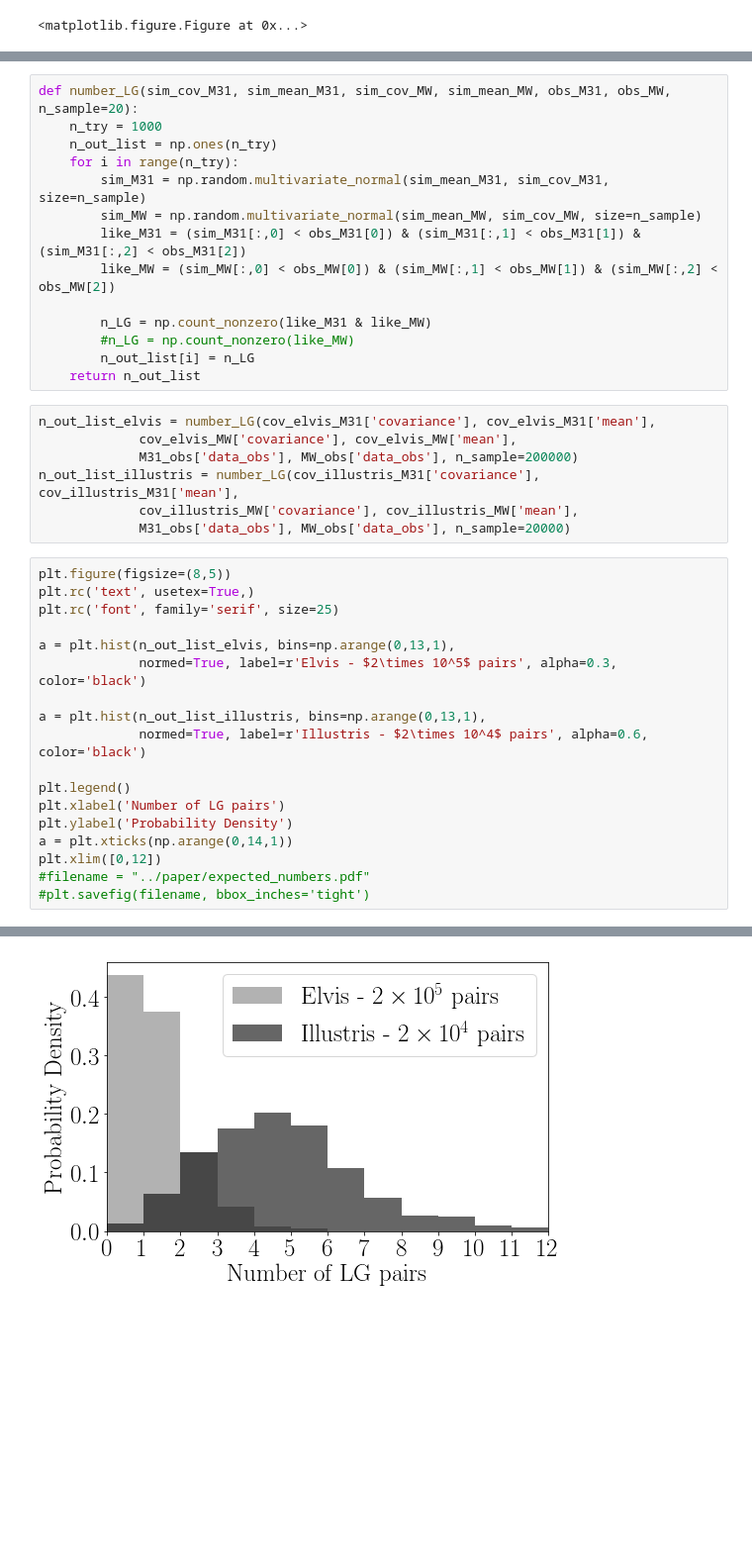
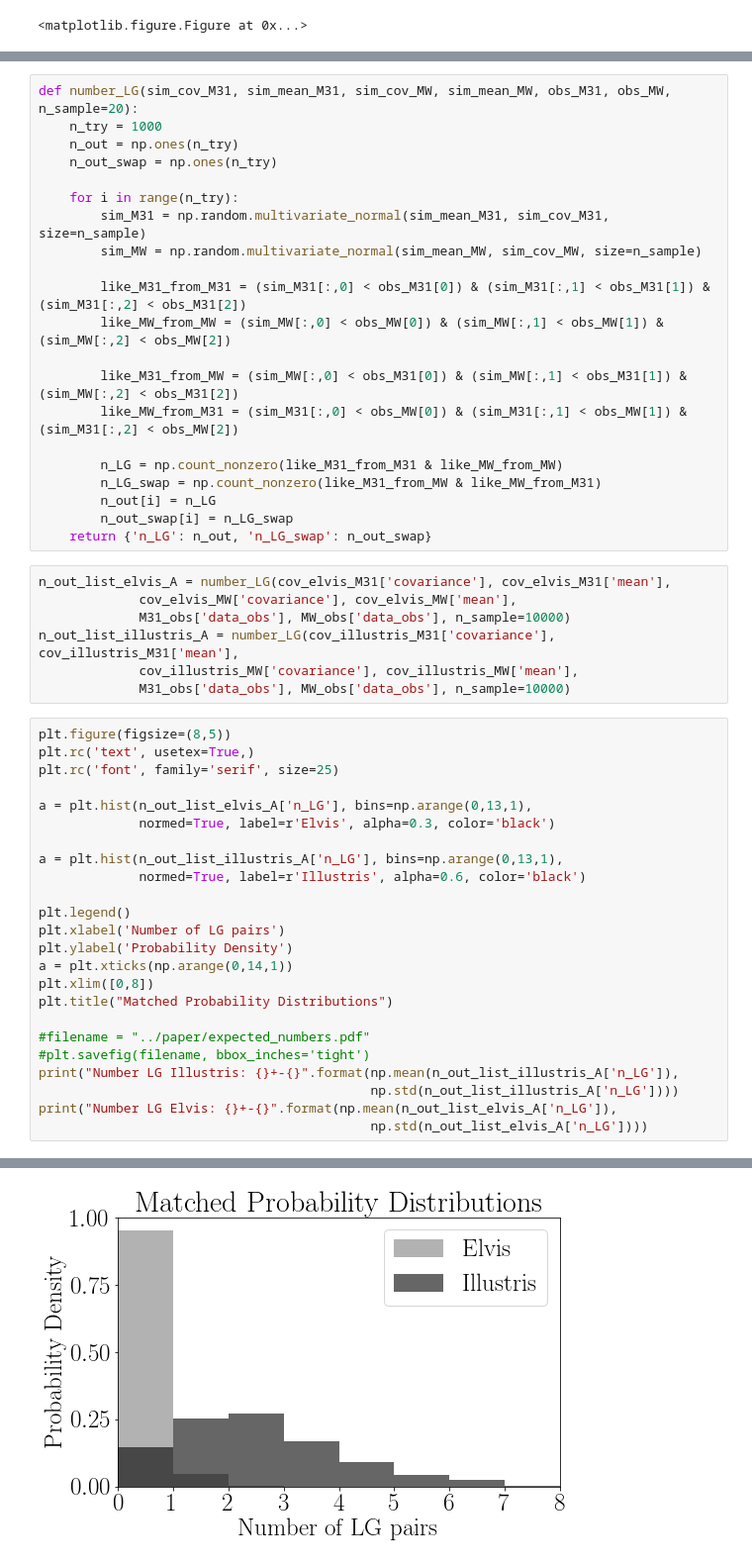
Before and after one commit to astroandes/SatelliteShapeLG, a Jupyter notebook: code/covariances.ipynb, the cells around one changed output, grey strips where cells are left out. Shown at 99% size. Drawn from its saved outputs; the diff is of its cells as text; blank space fills up the shorter version.

Commit message:
different results for DM only vs. Illustris

```diff
--- a/code/covariances.ipynb
+++ b/code/covariances.ipynb
@@ -283,40 +283,53 @@ plt.savefig(filename, bbox_inches='tight')
 # %%
 def number_LG(sim_cov_M31, sim_mean_M31, sim_cov_MW, sim_mean_MW, obs_M31, obs_MW, n_sample=20):
     n_try = 1000
-    n_out_list = np.ones(n_try)
+    n_out = np.ones(n_try)
+    n_out_swap = np.ones(n_try)
+
     for i in range(n_try):
         sim_M31 = np.random.multivariate_normal(sim_mean_M31, sim_cov_M31, size=n_sample)
         sim_MW = np.random.multivariate_normal(sim_mean_MW, sim_cov_MW, size=n_sample)
-        like_M31 = (sim_M31[:,0] < obs_M31[0]) & (sim_M31[:,1] < obs_M31[1]) & (sim_M31[:,2] < obs_M31[2])
-        like_MW = (sim_MW[:,0] < obs_MW[0]) & (sim_MW[:,1] < obs_MW[1]) & (sim_MW[:,2] < obs_MW[2])
 
-        n_LG = np.count_nonzero(like_M31 & like_MW)
-        #n_LG = np.count_nonzero(like_MW)
-        n_out_list[i] = n_LG
-    return n_out_list
+        like_M31_from_M31 = (sim_M31[:,0] < obs_M31[0]) & (sim_M31[:,1] < obs_M31[1]) & (sim_M31[:,2] < obs_M31[2])
+        like_MW_from_MW = (sim_MW[:,0] < obs_MW[0]) & (sim_MW[:,1] < obs_MW[1]) & (sim_MW[:,2] < obs_MW[2])
+
+        like_M31_from_MW = (sim_MW[:,0] < obs_M31[0]) & (sim_MW[:,1] < obs_M31[1]) & (sim_MW[:,2] < obs_M31[2])
+        like_MW_from_M31 = (sim_M31[:,0] < obs_MW[0]) & (sim_M31[:,1] < obs_MW[1]) & (sim_M31[:,2] < obs_MW[2])
+
+        n_LG = np.count_nonzero(like_M31_from_M31 & like_MW_from_MW)
+        n_LG_swap = np.count_nonzero(like_M31_from_MW & like_MW_from_M31)
+        n_out[i] = n_LG
+        n_out_swap[i] = n_LG_swap
+    return {'n_LG': n_out, 'n_LG_swap': n_out_swap}
 # %%
-n_out_list_elvis = number_LG(cov_elvis_M31['covariance'], cov_elvis_M31['mean'],
+n_out_list_elvis_A = number_LG(cov_elvis_M31['covariance'], cov_elvis_M31['mean'],
              cov_elvis_MW['covariance'], cov_elvis_MW['mean'],
-             M31_obs['data_obs'], MW_obs['data_obs'], n_sample=200000)
-n_out_list_illustris = number_LG(cov_illustris_M31['covariance'], cov_illustris_M31['mean'],
+             M31_obs['data_obs'], MW_obs['data_obs'], n_sample=10000)
+n_out_list_illustris_A = number_LG(cov_illustris_M31['covariance'], cov_illustris_M31['mean'],
              cov_illustris_MW['covariance'], cov_illustris_MW['mean'],
-             M31_obs['data_obs'], MW_obs['data_obs'], n_sample=20000)
+             M31_obs['data_obs'], MW_obs['data_obs'], n_sample=10000)
 # %%
 plt.figure(figsize=(8,5))
 plt.rc('text', usetex=True,)
 plt.rc('font', family='serif', size=25)
 
-a = plt.hist(n_out_list_elvis, bins=np.arange(0,13,1),
-             normed=True, label=r'Elvis - $2\times 10^5$ pairs', alpha=0.3, color='black')
+a = plt.hist(n_out_list_elvis_A['n_LG'], bins=np.arange(0,13,1),
+             normed=True, label=r'Elvis', alpha=0.3, color='black')
 
-a = plt.hist(n_out_list_illustris, bins=np.arange(0,13,1),
-             normed=True, label=r'Illustris - $2\times 10^4$ pairs', alpha=0.6, color='black')
+a = plt.hist(n_out_list_illustris_A['n_LG'], bins=np.arange(0,13,1),
+             normed=True, label=r'Illustris', alpha=0.6, color='black')
 
 plt.legend()
 plt.xlabel('Number of LG pairs')
 plt.ylabel('Probability Density')
 a = plt.xticks(np.arange(0,14,1))
-plt.xlim([0,12])
+plt.xlim([0,8])
+plt.title("Matched Probability Distributions")
+
 #filename = "../paper/expected_numbers.pdf"
 #plt.savefig(filename, bbox_inches='tight')
+print("Number LG Illustris: {}+-{}".format(np.mean(n_out_list_illustris_A['n_LG']),
+                                           np.std(n_out_list_illustris_A['n_LG'])))
+print("Number LG Elvis: {}+-{}".format(np.mean(n_out_list_elvis_A['n_LG']),
+                                           np.std(n_out_list_elvis_A['n_LG'])))
 # %% [output]
@@ -324 +338 @@ plt.xlim([0,12])
-[figure, old version]
+[figure, new version]
```
Also changed, not shown: parts of 7 cells of this notebook.
